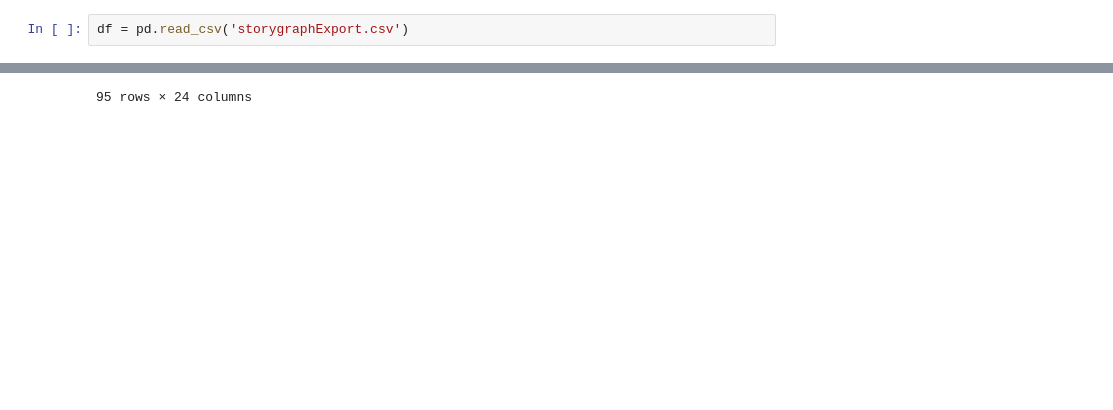
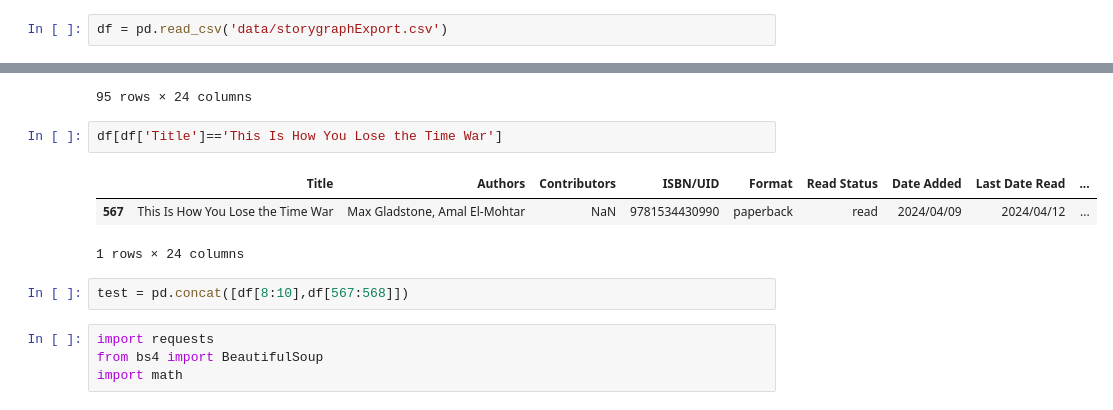
Before and after one commit to arsilva02/librarianproject, a Jupyter notebook: WebScrapingAndFeatureGen.ipynb, the cells around one changed output, grey strips where cells are left out. Cells and saved outputs as stored; diff of their text form; blank space fills up the shorter version.

```diff
--- a/WebScrapingAndFeatureGen.ipynb
+++ b/WebScrapingAndFeatureGen.ipynb
@@ -3,7 +3,7 @@
 # %%
 import pandas as pd
 # %%
-df = pd.read_csv('storygraphExport.csv')
+df = pd.read_csv('data/storygraphExport.csv')
 # %%
 #lets look at the contributers section
 df[~df['Contributors'].isna()]['Contributors']
@@ -44,3 +44,15 @@ df[df['Translated']]
 | 713 | Chronicle of a Death Foretold | Gabriel García Márquez | Gregory Rabassa (Translator) | 9781400034710 | paperback | to-read | 2024/02/07 | NaN | ... |
 | 716 | My Husband | Maud Ventura | Emma Ramadan (Translator) | 9780063274822 | hardcover | to-read | 2024/08/23 | NaN | ... |
 95 rows × 24 columns
+# %%
+df[df['Title']=='This Is How You Lose the Time War']
+# %% [output]
+|  | Title | Authors | Contributors | ISBN/UID | Format | Read Status | Date Added | Last Date Read | ... |
+| 567 | This Is How You Lose the Time War | Max Gladstone, Amal El-Mohtar | NaN | 9781534430990 | paperback | read | 2024/04/09 | 2024/04/12 | ... |
+1 rows × 24 columns
+# %%
+test = pd.concat([df[8:10],df[567:568]])
+# %%
+import requests
+from bs4 import BeautifulSoup
+import math
```
Also changed, not shown: parts of 3 cells of this notebook.
